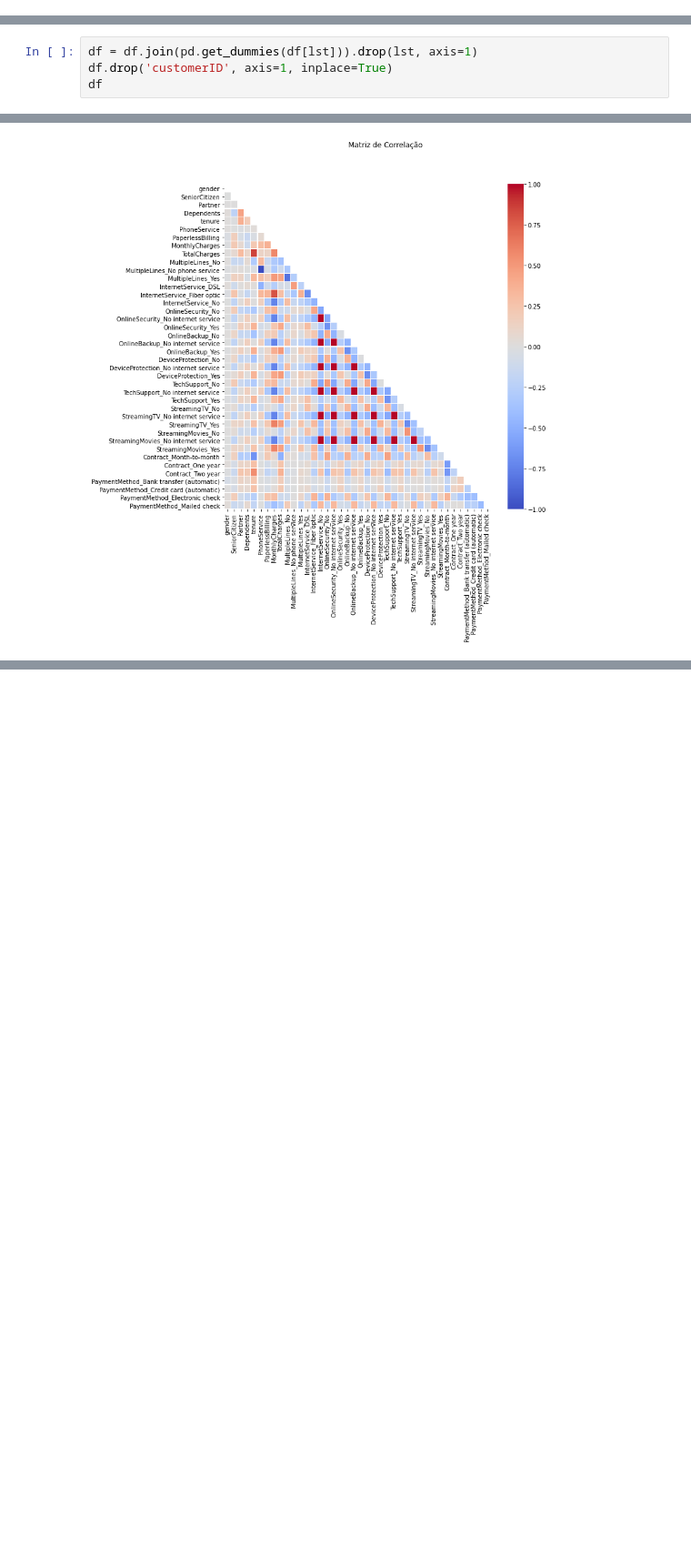
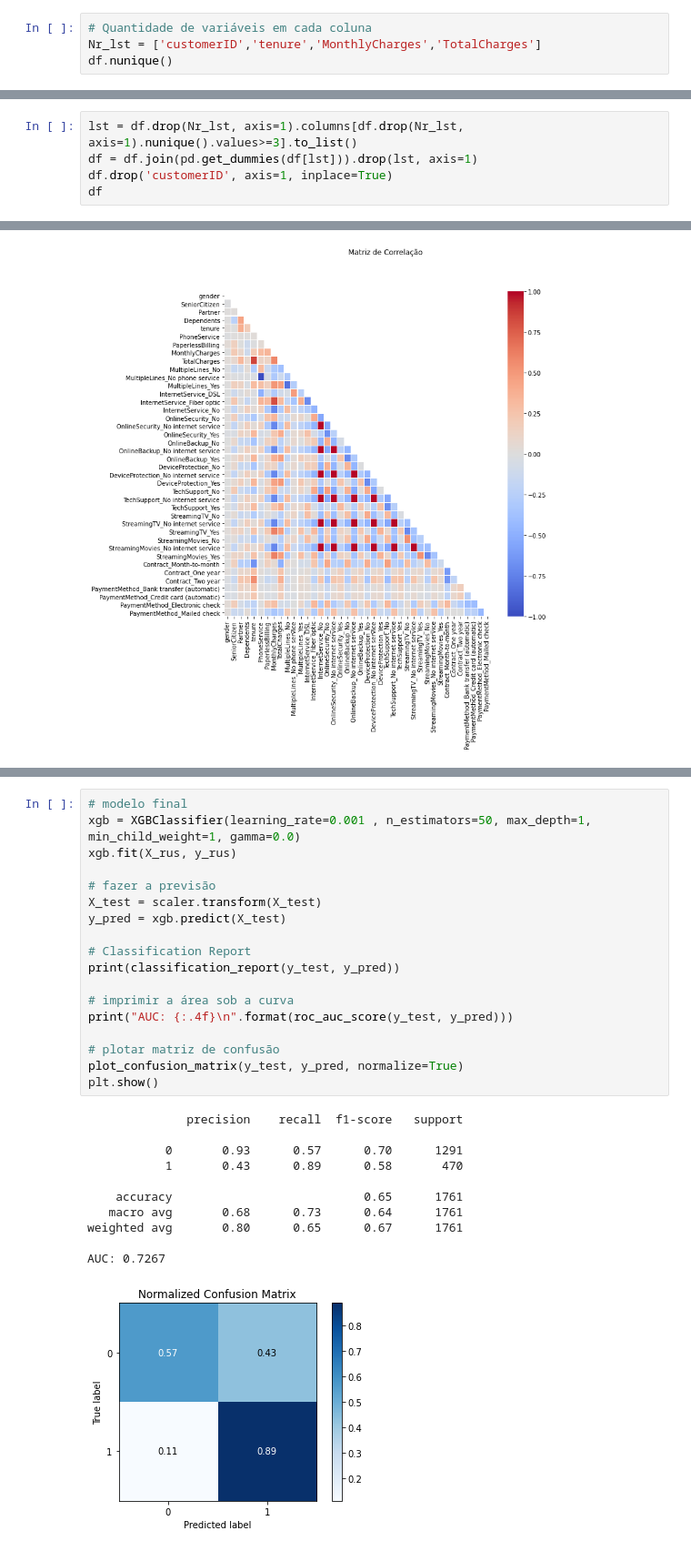
Before and after one commit to GabrielCheu/Data-Science-Projects, a Jupyter notebook: Churn_Prediction_para_uma_empresa_de_Telecomunicações.ipynb, the cells around one changed output, grey strips where cells are left out. Shown at 91% size. Saved outputs shown, nothing was run; the diff lists cells and outputs as text; blank space fills up the shorter version.

```diff
--- a/Churn_Prediction_para_uma_empresa_de_Telecomunicações.ipynb
+++ b/Churn_Prediction_para_uma_empresa_de_Telecomunicações.ipynb
@@ -174,0 +191,4 @@ df.describe(include='O')
+# %%
+# Quantidade de variáveis em cada coluna
+Nr_lst = ['customerID','tenure','MonthlyCharges','TotalCharges']
+df.nunique()
@@ -360,4 +453,5 @@ lst = ['MultipleLines','InternetService','OnlineSecurity','OnlineBackup','Device
 # %%
+lst = df.drop(Nr_lst, axis=1).columns[df.drop(Nr_lst, axis=1).nunique().values>=3].to_list()
 df = df.join(pd.get_dummies(df[lst])).drop(lst, axis=1)
 df.drop('customerID', axis=1, inplace=True)
 df
@@ -500,0 +606,30 @@ print("Melhor: {} para {}".format(grid_result.best_score_, grid_result.best_para
+# %%
+# modelo final
+xgb = XGBClassifier(learning_rate=0.001 , n_estimators=50, max_depth=1, min_child_weight=1, gamma=0.0)
+xgb.fit(X_rus, y_rus)
+
+# fazer a previsão
+X_test = scaler.transform(X_test)
+y_pred = xgb.predict(X_test)
+
+# Classification Report
+print(classification_report(y_test, y_pred))
+
+# imprimir a área sob a curva
+print("AUC: {:.4f}\n".format(roc_auc_score(y_test, y_pred)))
+
+# plotar matriz de confusão
+plot_confusion_matrix(y_test, y_pred, normalize=True)
+plt.show()
+# %% [output]
+              precision    recall  f1-score   support
+
+           0       0.93      0.57      0.70      1291
+           1       0.43      0.89      0.58       470
+
+    accuracy                           0.65      1761
+   macro avg       0.68      0.73      0.64      1761
+weighted avg       0.80      0.65      0.67      1761
+
+AUC: 0.7267
+[figure, added]
```
Also changed, not shown: parts of 69 cells of this notebook.
